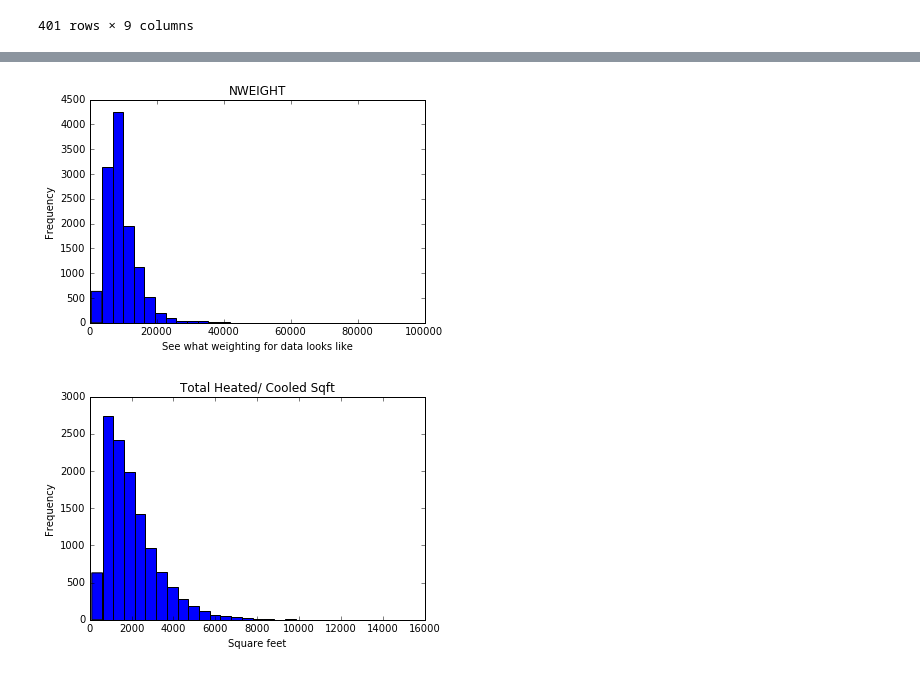
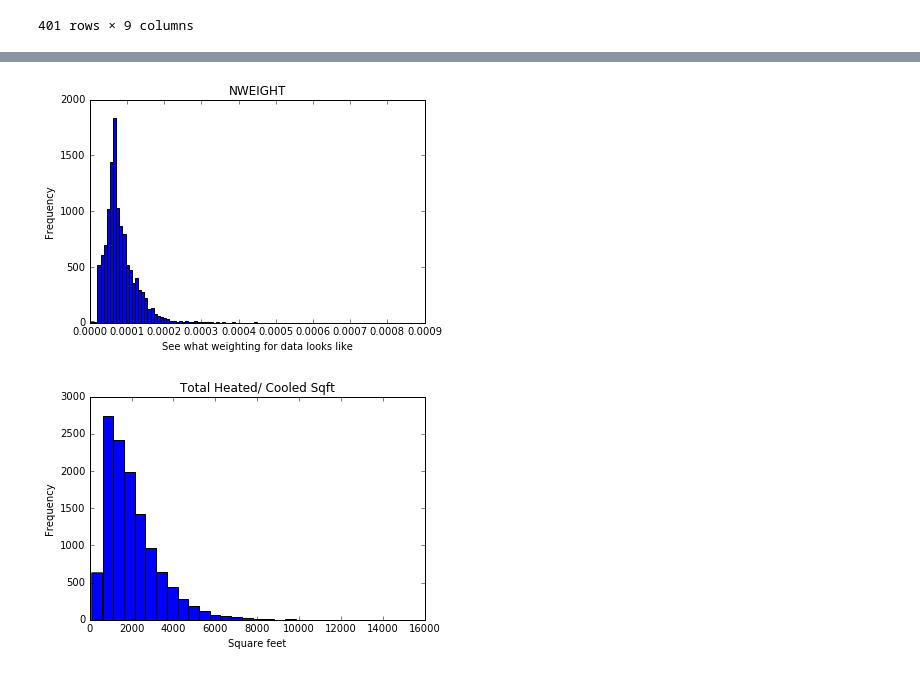
Before and after one commit to mohi7621/Springboard, a Jupyter notebook: capstone/data-wrangling-v3.ipynb, the cells around one changed output, grey strips where cells are left out. Drawn from its saved outputs; the diff is of its cells as text; code cells hidden in the pictures.

```diff
--- a/capstone/data-wrangling-v3.ipynb
+++ b/capstone/data-wrangling-v3.ipynb
@@ -239,12 +244,13 @@ NameError: name 'scipy' is not defined
 # %%
 #Examine the weights of data
-plt.hist(lnweight, bins = 30)
+lnweight = lnweight/ sum(lnweight)
+plt.hist(lnweight, bins = 100)
 plt.title("NWEIGHT")
 plt.xlabel("See what weighting for data looks like")
 plt.ylabel("Frequency")
 plt.show()
 # %% [output]
-[figure, old version]
+[figure, new version]
 # %%
 #Examine the square footage of data
 plt.hist(data.TOTSQFT_EN, bins = 30)
```
Also changed, not shown: parts of 3 cells of this notebook, 2 other files.
